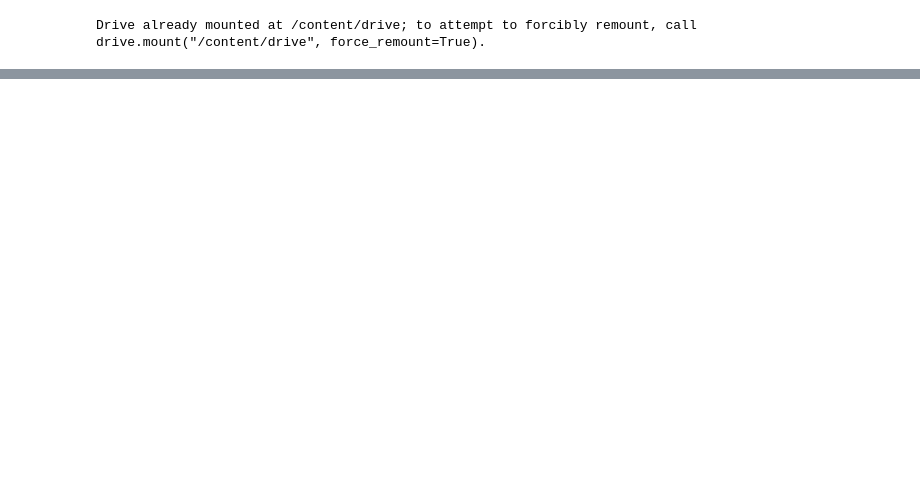
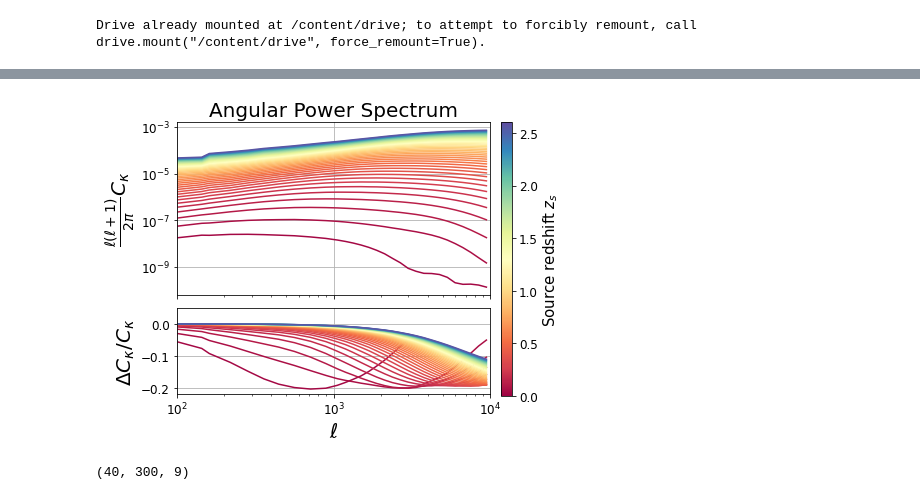
Before and after one commit to liuxx479/kappaTNG, a Jupyter notebook: kappaTNG_plots.ipynb, the cells around one changed output, grey strips where cells are left out. Saved outputs shown, nothing was run; the diff lists cells and outputs as text; code cells hidden in the pictures; blank space fills up the shorter version.

```diff
--- a/kappaTNG_plots.ipynb
+++ b/kappaTNG_plots.ipynb
@@ -138,0 +229,54 @@ plt.savefig(root+"figures/ratio_all.pdf", bbox_inches='tight')
+# %%
+######### power spectrum
+
+fig = plt.figure(figsize=(6,5))
+gs = GridSpec(nrows=2, ncols=1, height_ratios=[2, 1], hspace=0.1)
+ax0 = fig.add_subplot(gs[0])
+ax1 = fig.add_subplot(gs[1])
+cmap = mpl.cm.get_cmap('Spectral')
+norm = mpl.colors.Normalize(vmin=0.0, vmax=2.6)
+
+for i in range(40):
+  dps = np.loadtxt(root+"data/output/spec/power{:02d}.dat".format(i+1)).T
+  dpsratio = np.loadtxt(root+"data/output/spec/ratio{:02d}.dat".format(i+1)).T
+  ell, ips, ipsratio = dps[0], dps[6], dpsratio[1]
+
+  ax0.plot(ell, ips*ell*(1+ell)/2/pi, c=cmap(norm(zs[i])))
+  if i==0:
+    ax1.plot(ell[:21], ipsratio[:21]-1, c=cmap(norm(zs[i])))
+  else:
+    ax1.plot(ell, ipsratio-1, c=cmap(norm(zs[i])))
+
+
+ax0.grid()
+ax0.set_xlim(1e2, 1e4)
+ax0.set_ylabel(r'$\frac{\ell(\ell+1)}{2\pi} C_\kappa$', fontsize=20)
+ax0.set_xscale('log')
+ax0.set_yscale('log')
+ax0.set_xticklabels([])
+
+ax1.set_xscale('log')
+ax1.set_xlim(1e2, 1e4)
+ax1.set_ylim(0.78-1, 1.05-1)
+ax1.grid()
+ax1.set_xlabel(r'$\ell$', fontsize=20)
+ax1.set_ylabel(r'$\Delta C_{\kappa}/C_{\kappa}$', fontsize=20)
+
+fig.subplots_adjust(right=0.85)
+cbar_ax = fig.add_axes([0.875, 0.12, 0.025, 0.76])
+
+cbar = plt.colorbar(mpl.cm.ScalarMappable(norm=norm, cmap=cmap), cax=cbar_ax)
+cbar.set_label(r"Source redshift $z_s$", fontsize=15)
+
+ax0.set_title(r'Angular Power Spectrum', fontsize=20)
+plt.savefig(root+"figures/PS_all.pdf", bbox_inches='tight')
+plt.show()
+# %% [output]
+[figure, added]
+# %%
+d = np.array([np.loadtxt(root+"data/output/peaks/sm_2arcmin/pm{:02d}.dat".format(i)) for i in range(1,41)])
+d_diff = np.array([np.loadtxt(root+"data/output/peaks/sm_2arcmin/diff{:02d}.dat".format(i)) for i in range(1,41)])
+#nu peaks std minima std PDF std kappa2 std
+print (d.shape)
+# %% [output]
+(40, 300, 9)
```
Also changed, not shown: parts of 10 cells of this notebook.
